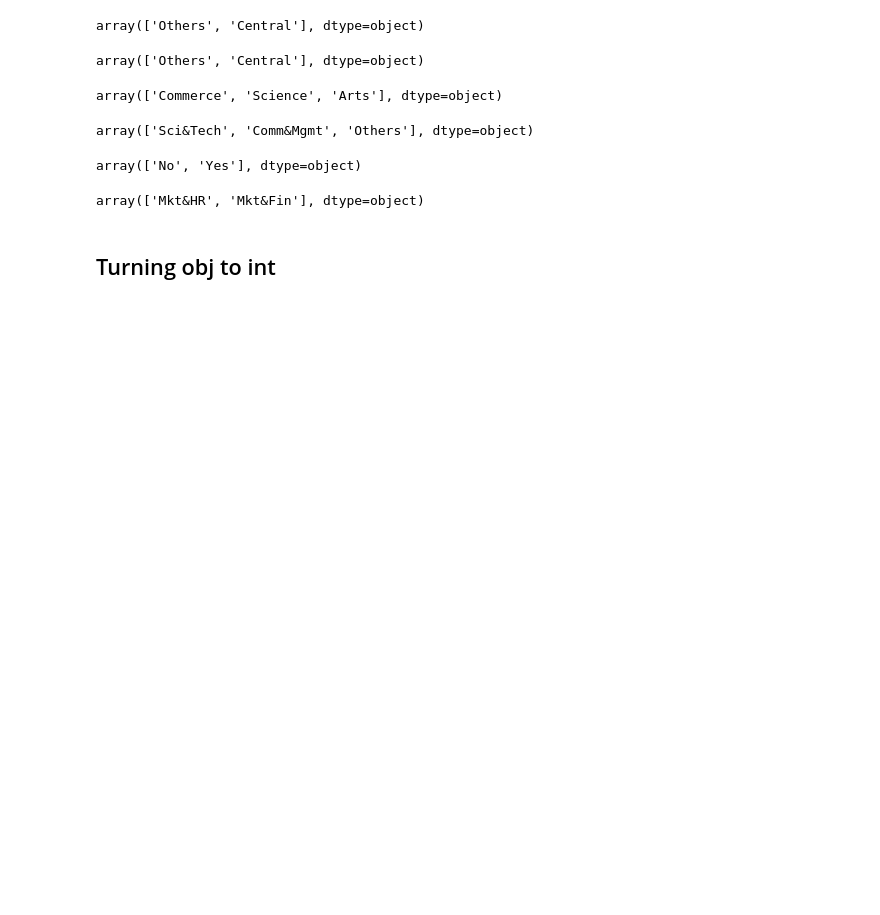
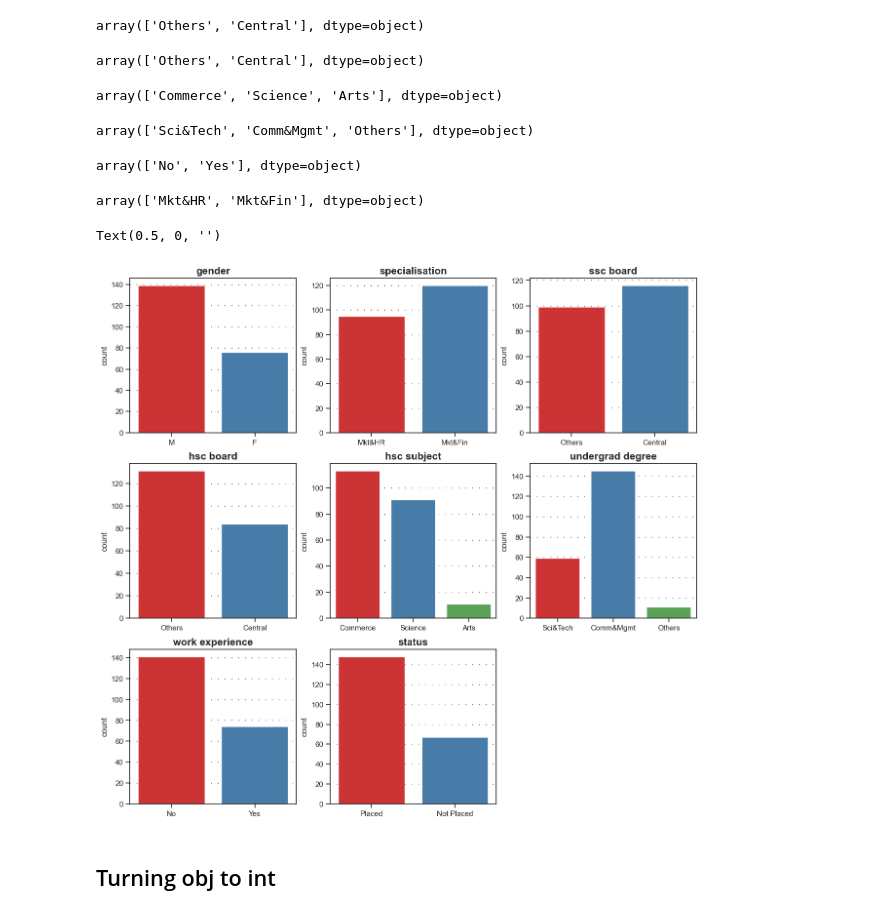
Before and after one commit to masanbasa3k/Machine_Learning, a Jupyter notebook: Job_placement_datacleaning_EDA_classification.ipynb, the cells around one changed output. Drawn from its saved outputs; the diff is of its cells as text; code cells hidden in the pictures; blank space fills up the shorter version.

Commit message:
Project Finished
Job placement data set Eda and classification is finished.

```diff
--- a/Job_placement_datacleaning_EDA_classification.ipynb
+++ b/Job_placement_datacleaning_EDA_classification.ipynb
@@ -350,5 +350,69 @@ array(['No', 'Yes'], dtype=object)
 df['specialisation'].unique()
 # %% [output]
 array(['Mkt&HR', 'Mkt&Fin'], dtype=object)
+# %%
+# Counts
+
+fig = plt.figure(figsize=(15,14))
+gs  = fig.add_gridspec(3,3)
+ax1 = fig.add_subplot(gs[0,0])
+ax2 = fig.add_subplot(gs[0,1])
+ax3 = fig.add_subplot(gs[0,2])
+ax4 = fig.add_subplot(gs[1,0])
+ax5 = fig.add_subplot(gs[1,1])
+ax6 = fig.add_subplot(gs[1,2])
+ax7 = fig.add_subplot(gs[2,0])
+ax8 = fig.add_subplot(gs[2,1])
+
+# gender
+ax1.set_title('gender',fontweight ="bold",fontsize=15)
+ax1.grid(color='#000000', linestyle='dashed', axis='y',dashes=(1,9))
+sns.countplot(ax=ax1,data=df,x='gender',palette = 'Set1')
+ax1.set_xlabel("")
+
+# specialisation
+ax2.set_title('specialisation',fontweight ="bold",fontsize=15)
+ax2.grid(color='#000000', linestyle='dashed', axis='y',dashes=(1,9))
+sns.countplot(ax=ax2,data=df,x='specialisation',palette = 'Set1')
+ax2.set_xlabel("")
+
+# ssc_board
+ax3.set_title('ssc board',fontweight ="bold",fontsize=15)
+ax3.grid(color='#000000', linestyle='dashed', axis='y',dashes=(1,9))
+sns.countplot(ax=ax3,data=df,x='ssc_board',palette = 'Set1')
+ax3.set_xlabel("")
+
+#  hsc_board
+ax4.set_title('hsc board',fontweight ="bold",fontsize=15)
+ax4.grid(color='#000000', linestyle='dashed', axis='y',dashes=(1,9))
+sns.countplot(ax=ax4,data=df,x='hsc_board',palette = 'Set1')
+ax4.set_xlabel("")
+
+# hsc_subject
+ax5.set_title('hsc subject',fontweight ="bold",fontsize=15)
+ax5.grid(color='#000000', linestyle='dashed', axis='y',dashes=(1,9))
+sns.countplot(ax=ax5,data=df,x='hsc_subject',palette = 'Set1')
+ax5.set_xlabel("")
+
+# undergrad_degree
+ax6.set_title('undergrad degree',fontweight ="bold",fontsize=15)
+ax6.grid(color='#000000', linestyle='dashed', axis='y',dashes=(1,9))
+sns.countplot(ax=ax6,data=df,x='undergrad_degree',palette = 'Set1')
+ax6.set_xlabel("")
+
+# work_experience
+ax7.set_title('work experience',fontweight ="bold",fontsize=15)
+ax7.grid(color='#000000', linestyle='dashed', axis='y',dashes=(1,9))
+sns.countplot(ax=ax7,data=df,x='work_experience',palette = 'Set1')
+ax7.set_xlabel("")
+
+# status
+ax8.set_title('status',fontweight ="bold",fontsize=15)
+ax8.grid(color='#000000', linestyle='dashed', axis='y',dashes=(1,9))
+sns.countplot(ax=ax8,data=df,x='status',palette = 'Set1')
+ax8.set_xlabel("")
+# %% [output]
+Text(0.5, 0, '')
+[figure, added]
 # %% [markdown]
 ## Turning obj to int
```
Also changed, not shown: parts of 32 cells of this notebook.
